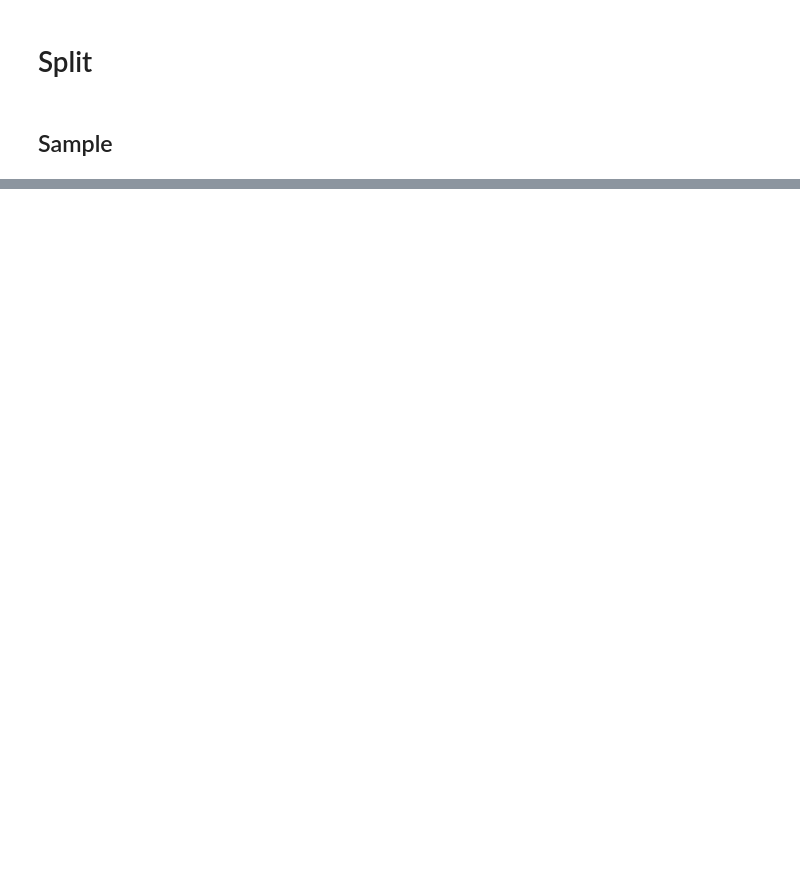
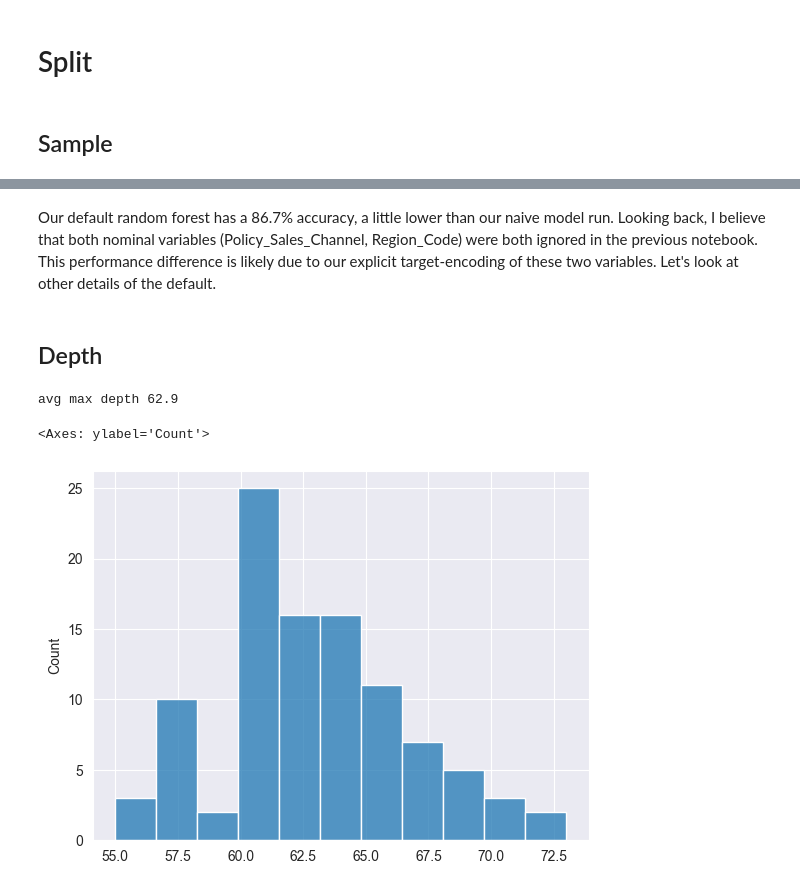
Before and after one commit to jzheng1995/Insurance-Cross-Sell, a Jupyter notebook: data/ISC_RF_tuning.ipynb, the cells around one changed output, grey strips where cells are left out. Cells and saved outputs as stored; diff of their text form; code cells hidden in the pictures; blank space fills up the shorter version.

```diff
--- a/data/ISC_RF_tuning.ipynb
+++ b/data/ISC_RF_tuning.ipynb
@@ -202,21 +193,25 @@ num_pipe = Pipeline(steps=[
 # %%
+from sklearn.compose import ColumnTransformer
 
-default_pipe = ColumnTransformer(
+default = ColumnTransformer(
     transformers=[
+        ("ord", ordinal, ordinal_cat),
+        ("dummy", binary, binary_cat),
         ("num", num_pipe, num_col),
-        ("ohe",ohe, categorical),
-        ("ord", ordinal, ordinal_cat),
-        ("dummy", dummy, binary_cat)
+        ("target",target, nominal_cat)
     ],
     remainder = "passthrough"
+
 )
-
-target_pipe = ColumnTransformer(
-    transformers=[
-        ("num", num_pipe, num_col),
-        ("target",target, target_cat),
-        ("ord", ordinal, ordinal_cat),
-        ("dummy", dummy, binary_cat)
-    ],
-    remainder = "passthrough"
-)
+# %%
+from sklearn.ensemble import RandomForestClassifier
+
+rf = RandomForestClassifier(verbose = 2, n_jobs = -1, random_state = 42,class_weight = "balanced_subsample")
+
+default_rf = Pipeline(steps=[
+          ('column_tran',default),
+          ('model',rf)
+     ])
+# %%
+default_rf.fit(Xs_train, ys_train)
+pred_default_rf = default_rf.predict(Xs_val)
@@ -263,0 +292,18 @@ train_model(rf, default_pipe, Xs_train, ys_train, Xs_val, ys_val)
+# %% [markdown]
+Our default random forest has a 86.7% accuracy, a little lower than our naive model run. Looking back, I believe that both nominal variables (Policy_Sales_Channel, Region_Code) were both ignored in the previous notebook. This performance difference is likely due to our explicit target-encoding of these two variables. Let's look at other details of the default.
+# %% [markdown]
+## Depth
+# %%
+max_depth = list()
+
+for tree in default_rf['model'].estimators_:
+    max_depth.append(tree.tree_.max_depth)
+
+print("avg max depth %0.1f" % (sum(max_depth) / len(max_depth)))
+
+import seaborn as sns
+sns.histplot(data = max_depth)
+# %% [output]
+avg max depth 62.9
+<Axes: ylabel='Count'>
+[figure, added]
```
Also changed, not shown: parts of 39 cells of this notebook, 7 other files.
